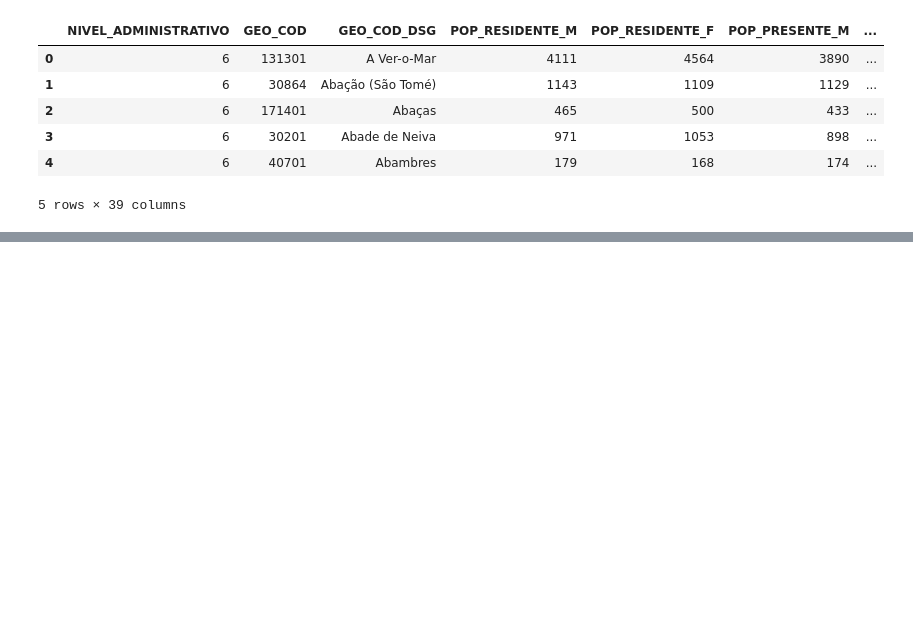
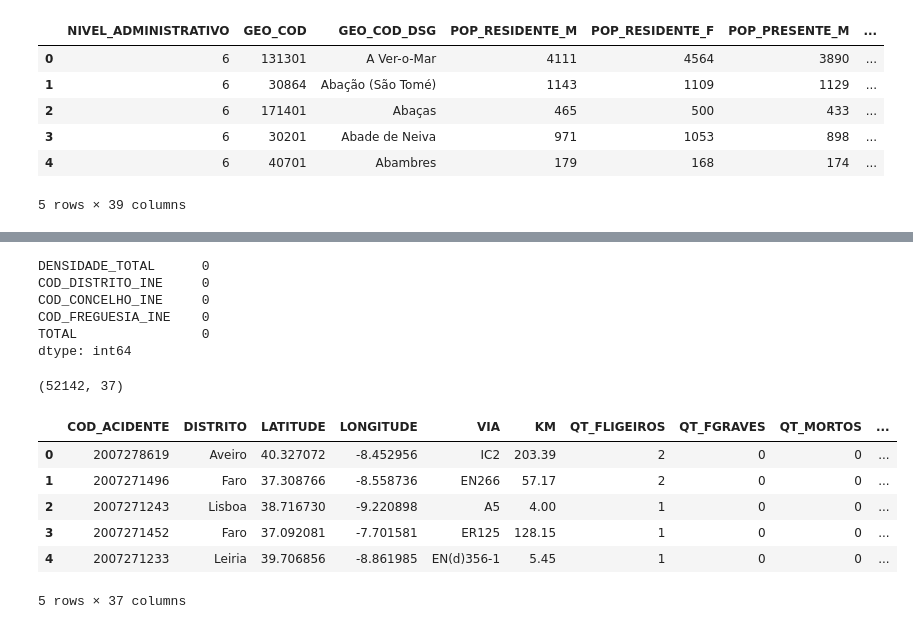
Before and after one commit to HSousapt/Neural-Networks---predicting-road-accidents, a Jupyter notebook: Untitled.ipynb, the cells around one changed output, grey strips where cells are left out. Saved outputs shown, nothing was run; the diff lists cells and outputs as text; code cells hidden in the pictures; blank space fills up the shorter version.

```diff
--- a/Untitled.ipynb
+++ b/Untitled.ipynb
@@ -310,9 +311,11 @@ population.head()
 drop_list = ['NIVEL_ADMINISTRATIVO', 'GEO_COD', 'GEO_COD_DSG', 'POP_EMPREGADA_M', 'POP_EMPREGADA_F', 'POP_DESEMPREGADA_M',
              'POP_DESEMPREGADA_F', 'TAXA_DESEMPREGO_M', 'TAXA_DESEMPREGO_F', 'POP_EMPREGADA_SET_PRIMARIO', 'POP_EMPREGADA_SET_SECUNDARIO',
              'POP_EMPREGADA_SET_TERCIARIO', 'POP_DESEMPREGADA_PROC_1_EMP_M', 'POP_DESEMPREGADA_PROC_1_EMP_F',
-             'POP_DESEMPREGADA_PROC_NOVO_EMP_M', 'POP_DESEMPREGADA_PROC_NOVO_EMP_F']
+             'POP_DESEMPREGADA_PROC_NOVO_EMP_M', 'POP_DESEMPREGADA_PROC_NOVO_EMP_F', 'POP_PRESENTE_M', 'POP_PRESENTE_F',
+             'POP_ATIVA_M', 'POP_ATIVA_F', 'DENSIDADE_TOTAL_M', 'DENSIDADE_TOTAL_F', 'IDADE_MEDIA', 'M_0_14', 'M_15_24',
+             'M_25_64', 'M_65_74', 'M_75','F_0_14', 'F_15_24','F_25_64', 'F_65_74', 'F_75']
 
 population = population.drop(labels = drop_list, axis = 1)
 
-population.shape
+population.head()
 # %% [output]
@@ -319,0 +328,5 @@ population.shape
+# %%
+population['TOTAL'] = population['POP_RESIDENTE_M'] + population['POP_RESIDENTE_F']
+drop = ['POP_RESIDENTE_M', 'POP_RESIDENTE_F']
+population = population.drop(labels = drop, axis = 1)
+population.head()
@@ -319,0 +340,15 @@ population.shape
+# %%
+population.isna().sum()
+# %% [output]
+DENSIDADE_TOTAL      0
+COD_DISTRITO_INE     0
+COD_CONCELHO_INE     0
+COD_FREGUESIA_INE    0
+TOTAL                0
+dtype: int64
+# %%
+merged_data = pd.merge(accidents, population, how = 'inner', left_on = 'COD_FREGUESIA', right_on = 'COD_FREGUESIA_INE')
+# %%
+merged_data.shape
+# %% [output]
+(52142, 37)
@@ -319,0 +357,10 @@ population.shape
+# %%
+merged_data.head()
+# %% [output]
+|  | COD_ACIDENTE | DISTRITO | LATITUDE | LONGITUDE | VIA | KM | QT_FLIGEIROS | QT_FGRAVES | QT_MORTOS | ... |
+| 0 | 2007278619 | Aveiro | 40.327072 | -8.452956 | IC2 | 203.39 | 2 | 0 | 0 | ... |
+| 1 | 2007271496 | Faro | 37.308766 | -8.558736 | EN266 | 57.17 | 2 | 0 | 0 | ... |
+| 2 | 2007271243 | Lisboa | 38.716730 | -9.220898 | A5 | 4.00 | 1 | 0 | 0 | ... |
+| 3 | 2007271452 | Faro | 37.092081 | -7.701581 | ER125 | 128.15 | 1 | 0 | 0 | ... |
+| 4 | 2007271233 | Leiria | 39.706856 | -8.861985 | EN(d)356-1 | 5.45 | 1 | 0 | 0 | ... |
+5 rows × 37 columns
```
Also changed, not shown: parts of 24 cells of this notebook, 1 other file.
